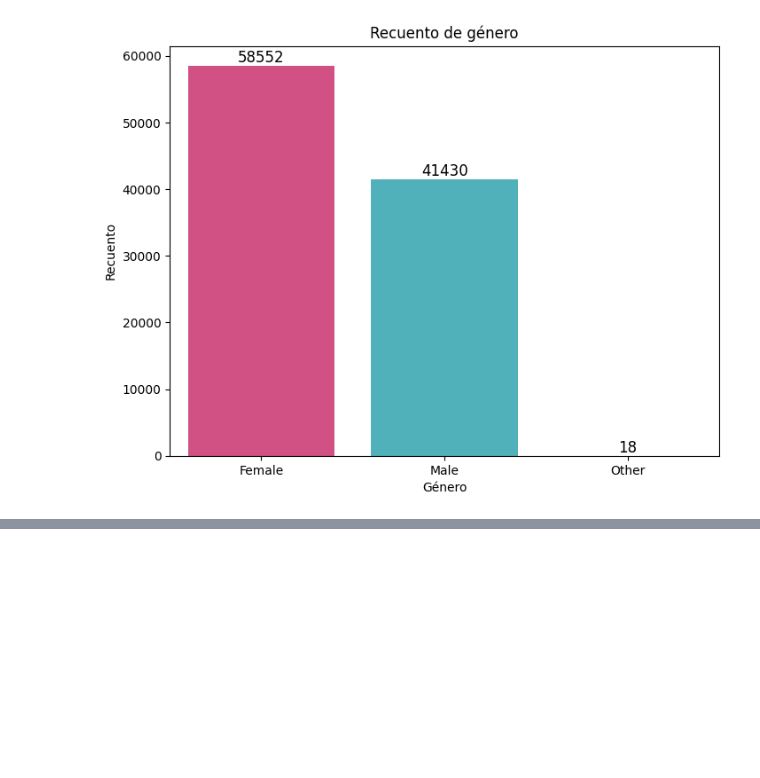
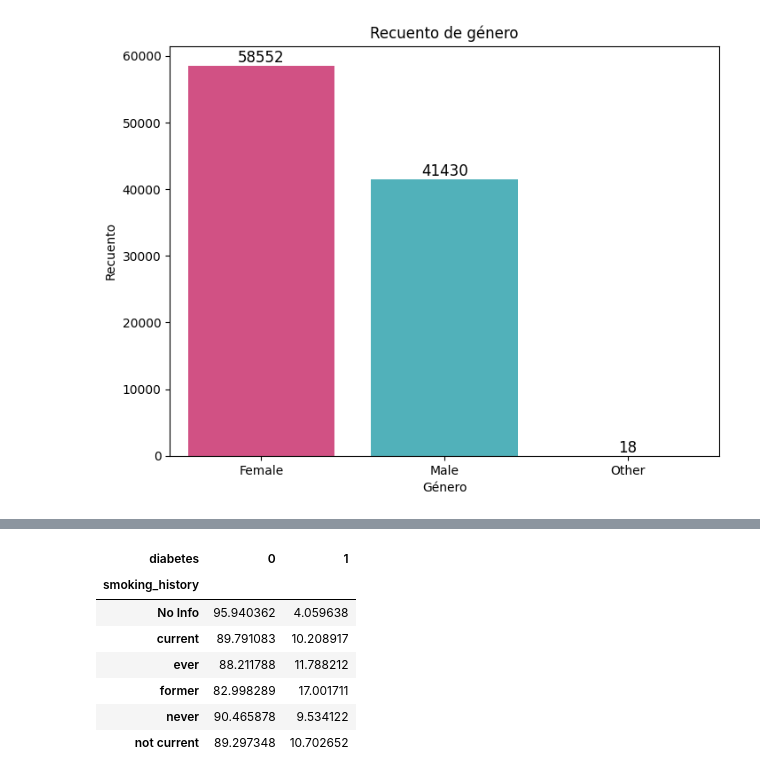
Before and after one commit to ferpipohaidas/diabetes_prediction, a Jupyter notebook: notebooks/exploracion_datos.ipynb, the cells around one changed output, grey strips where cells are left out. Saved outputs shown, nothing was run; the diff lists cells and outputs as text; code cells hidden in the pictures; blank space fills up the shorter version.

```diff
--- a/notebooks/exploracion_datos.ipynb
+++ b/notebooks/exploracion_datos.ipynb
@@ -84,0 +135,12 @@ plt.show()
+# %%
+# Tabla de contingencia entre las variables smoking_history y diabetes en porcentajes
+pd.crosstab(index=df['smoking_history'], columns=df['diabetes'], normalize='index')*100
+# %% [output]
+| diabetes | 0 | 1 |
+| smoking_history |  |  |
+| No Info | 95.940362 | 4.059638 |
+| current | 89.791083 | 10.208917 |
+| ever | 88.211788 | 11.788212 |
+| former | 82.998289 | 17.001711 |
+| never | 90.465878 | 9.534122 |
+| not current | 89.297348 | 10.702652 |
```
Also changed, not shown: parts of 6 cells of this notebook.
